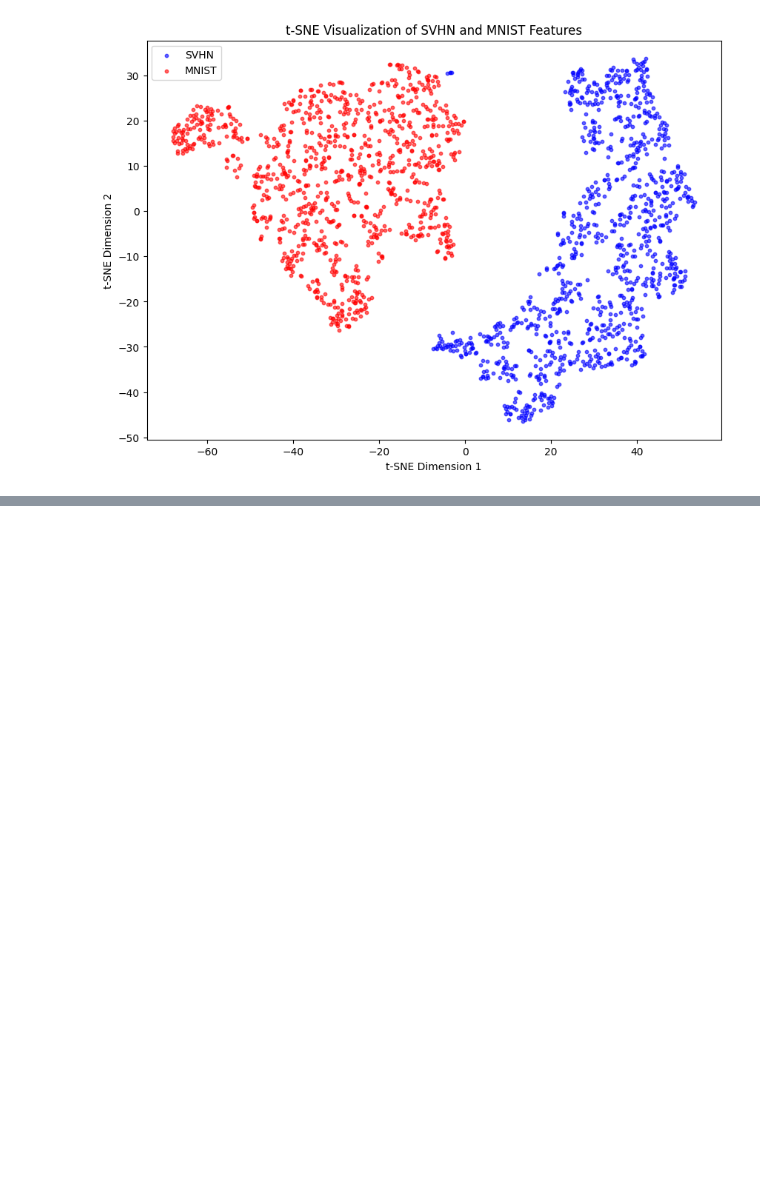
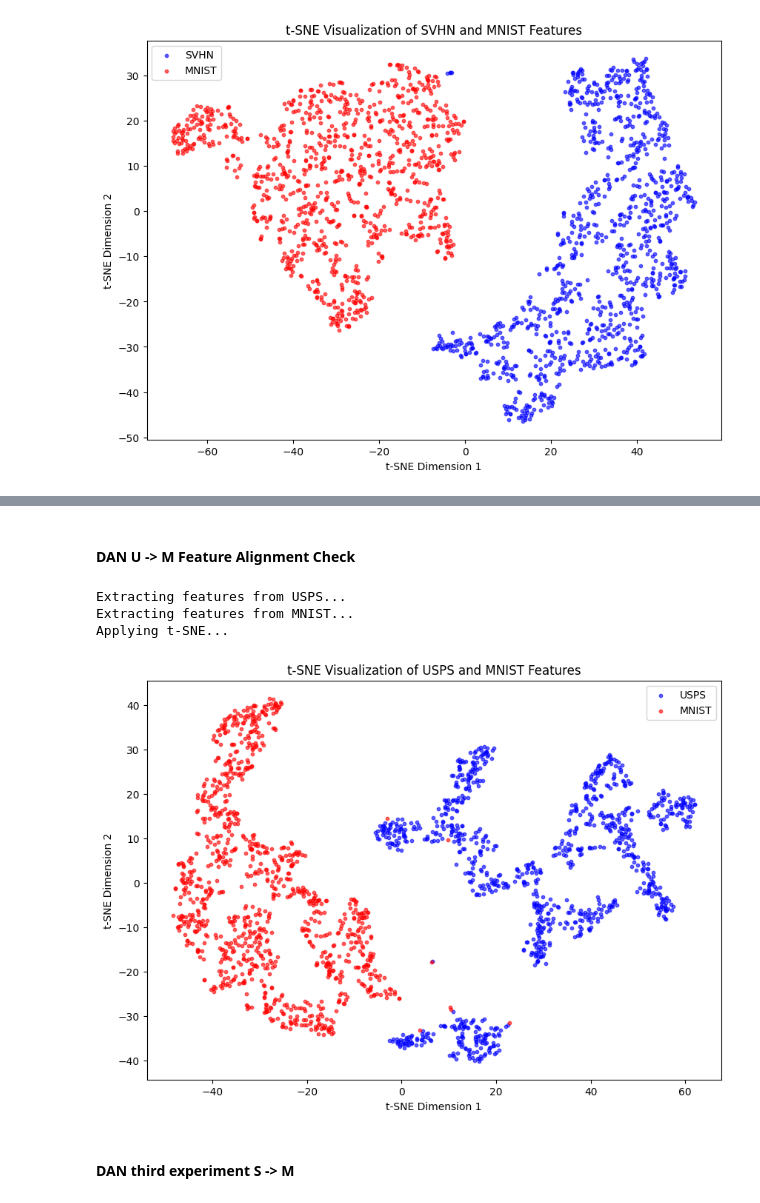
Before and after one commit to Jawamegamind/ATML-PA5-Domain-Adaptation-Generalization, a Jupyter notebook: task_1.ipynb, the cells around one changed output, grey strips where cells are left out. Saved outputs shown, nothing was run; the diff lists cells and outputs as text; code cells hidden in the pictures; blank space fills up the shorter version.

```diff
--- a/task_1.ipynb
+++ b/task_1.ipynb
@@ -652,0 +793,19 @@ Applying t-SNE...
+# %%
+# Initialize the model
+num_classes = 10  # Number of classes in MNIST/USPS
+model = DAN(num_classes).to(device)
+
+# Define the loss, optimizer, and DataLoaders
+criterion = nn.CrossEntropyLoss()
+optimizer = torch.optim.Adam(model.parameters(), lr=0.001)
+
+# Subset loaders for testing
+source_loader = usps_train_subset_loader
+target_loader = mnist_train_subset_loader
+
+# Train the DAN model
+train_dan(model, source_loader, target_loader, criterion, optimizer, device, num_epochs=10)
+
+# Evaluate the model on target domain
+val_accuracy = evaluate_model_dan(model, mnist_test_subset_loader)
+print(f"Target Domain Evaluation - Accuracy: {val_accuracy:.2f}%")
@@ -652,0 +824,11 @@ Applying t-SNE...
+# %% [markdown]
+#### DAN U -> M Feature Alignment Check
+# %%
+visualize_features_with_tsne(model, usps_train_subset_loader, mnist_test_subset_loader, source_label="USPS", target_label="MNIST")
+# %% [output]
+Extracting features from USPS...
+Extracting features from MNIST...
+Applying t-SNE...
+[figure, added]
+# %% [markdown]
+#### DAN third experiment S -> M
```
Also changed, not shown: parts of 20 cells of this notebook.
